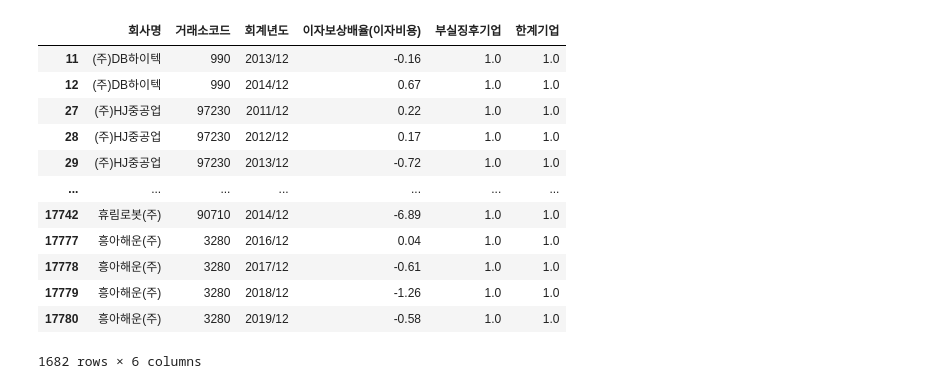
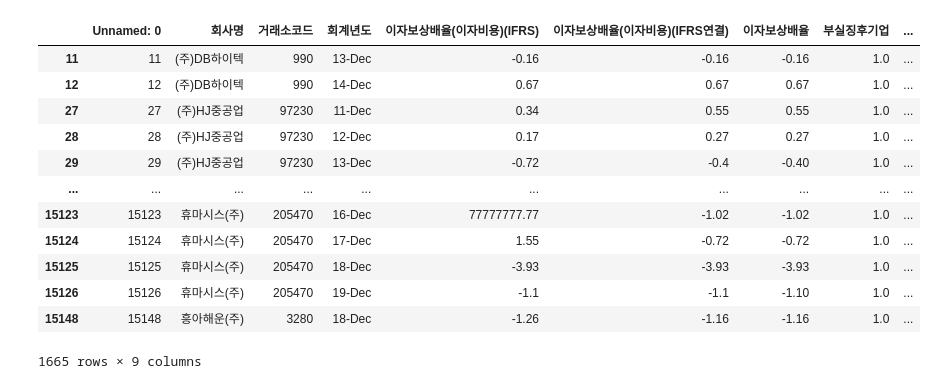
Before and after one commit to Penta-Audit-Technology/jh, a Jupyter notebook: 2011년전체데이터.ipynb, the cells around one changed output. Saved outputs shown, nothing was run; the diff lists cells and outputs as text; code cells hidden in the pictures.

```diff
--- a/2011년전체데이터.ipynb
+++ b/2011년전체데이터.ipynb
@@ -21,4 +38,4 @@ df
 # %%
-df.isna().sum()
-df = df.fillna(0)
+# df.isna().sum()
+# df = df.fillna(0)
 # %%
@@ -27,10 +70,10 @@ df_2 = df[['회사명','거래소코드','회계년도','이자보상배율(이
 # %%
-for i in range(len(df_1)):
-    if df_1.loc[i,'이자보상배율(이자비용)'] == 0: # 두개 다 결측치 인 경우 일단 2로...
-        df_1.loc[i, '부실징후기업'] = 2
-    elif df_1.loc[i,'이자보상배율(이자비용)'] < 1: # GAAP만 고려할 경우
-        df_1.loc[i,'부실징후기업'] = 1
-    elif df_1.loc[i,'이자보상배율(이자비용)'] > 1: # GAAP만 고려할 경우
-        df_1.loc[i,'부실징후기업'] = 0
+# for i in range(len(df_2)):
+#     if df_2.loc[i,'이자보상배율(이자비용)(IFRS연결)'] == 0: # 두개 다 결측치 인 경우 일단 2로...
+#         df_2.loc[i, '부실징후기업'] = 2
+#     elif df_2.loc[i,'이자보상배율(이자비용)(IFRS연결)'] < 1: # GAAP만 고려할 경우
+#         df_2.loc[i,'부실징후기업'] = 1
+#     elif df_2.loc[i,'이자보상배율(이자비용)(IFRS연결)'] > 1: # GAAP만 고려할 경우
+#         df_2.loc[i,'부실징후기업'] = 0
 
-df_1 # 999999999는 일단 생각하지 않은 채로 진행합니다.
+# df_2 # 999999999는 일단 생각하지 않은 채로 진행합니다.
@@ -51,10 +79,0 @@ df_1 # 999999999는 일단 생각하지 않은 채로 진행합니다.
-# %%
-for i in range(len(df_2)):
-    if df_2.loc[i,'이자보상배율(이자비용)(IFRS연결)'] == 0: # 두개 다 결측치 인 경우 일단 2로...
-        df_2.loc[i, '부실징후기업'] = 2
-    elif df_2.loc[i,'이자보상배율(이자비용)(IFRS연결)'] < 1: # GAAP만 고려할 경우
-        df_2.loc[i,'부실징후기업'] = 1
-    elif df_2.loc[i,'이자보상배율(이자비용)(IFRS연결)'] > 1: # GAAP만 고려할 경우
-        df_2.loc[i,'부실징후기업'] = 0
-
-df_2 # 999999999는 일단 생각하지 않은 채로 진행합니다.
@@ -74,0 +123,8 @@ df_2 # 999999999는 일단 생각하지 않은 채로 진행합니다.
+# %%
+df['한계기업'] = 0
+for i in range(len(df)-2): # 3년 연속 부실징후가 1일 때
+    if df['이자보상배율'][i] < 1:
+        if df['이자보상배율'][i+1] < 1:
+            if df['이자보상배율'][i+2] < 1:
+                df['한계기업'][i+2] = 1
+df
@@ -129,18 +202,18 @@ df_2
 # %%
-a = df_1[df_1["한계기업"]==1]
+a = df[df["한계기업"]==1]
 a
 # %% [output]
-|  | 회사명 | 거래소코드 | 회계년도 | 이자보상배율(이자비용) | 부실징후기업 | 한계기업 |
-| 11 | (주)DB하이텍 | 990 | 2013/12 | -0.16 | 1.0 | 1.0 |
-| 12 | (주)DB하이텍 | 990 | 2014/12 | 0.67 | 1.0 | 1.0 |
-| 27 | (주)HJ중공업 | 97230 | 2011/12 | 0.22 | 1.0 | 1.0 |
-| 28 | (주)HJ중공업 | 97230 | 2012/12 | 0.17 | 1.0 | 1.0 |
-| 29 | (주)HJ중공업 | 97230 | 2013/12 | -0.72 | 1.0 | 1.0 |
-| ... | ... | ... | ... | ... | ... | ... |
-| 17742 | 휴림로봇(주) | 90710 | 2014/12 | -6.89 | 1.0 | 1.0 |
-| 17777 | 흥아해운(주) | 3280 | 2016/12 | 0.04 | 1.0 | 1.0 |
-| 17778 | 흥아해운(주) | 3280 | 2017/12 | -0.61 | 1.0 | 1.0 |
-| 17779 | 흥아해운(주) | 3280 | 2018/12 | -1.26 | 1.0 | 1.0 |
-| 17780 | 흥아해운(주) | 3280 | 2019/12 | -0.58 | 1.0 | 1.0 |
+|  | Unnamed: 0 | 회사명 | 거래소코드 | 회계년도 | 이자보상배율(이자비용)(IFRS) | 이자보상배율(이자비용)(IFRS연결) | 이자보상배율 | 부실징후기업 | ... |
+| 11 | 11 | (주)DB하이텍 | 990 | 13-Dec | -0.16 | -0.16 | -0.16 | 1.0 | ... |
+| 12 | 12 | (주)DB하이텍 | 990 | 14-Dec | 0.67 | 0.67 | 0.67 | 1.0 | ... |
+| 27 | 27 | (주)HJ중공업 | 97230 | 11-Dec | 0.34 | 0.55 | 0.55 | 1.0 | ... |
+| 28 | 28 | (주)HJ중공업 | 97230 | 12-Dec | 0.17 | 0.27 | 0.27 | 1.0 | ... |
+| 29 | 29 | (주)HJ중공업 | 97230 | 13-Dec | -0.72 | -0.4 | -0.40 | 1.0 | ... |
+| ... | ... | ... | ... | ... | ... | ... | ... | ... | ... |
+| 15123 | 15123 | 휴마시스(주) | 205470 | 16-Dec | 77777777.77 | -1.02 | -1.02 | 1.0 | ... |
+| 15124 | 15124 | 휴마시스(주) | 205470 | 17-Dec | 1.55 | -0.72 | -0.72 | 1.0 | ... |
+| 15125 | 15125 | 휴마시스(주) | 205470 | 18-Dec | -3.93 | -3.93 | -3.93 | 1.0 | ... |
+| 15126 | 15126 | 휴마시스(주) | 205470 | 19-Dec | -1.1 | -1.1 | -1.10 | 1.0 | ... |
+| 15148 | 15148 | 흥아해운(주) | 3280 | 18-Dec | -1.26 | -1.16 | -1.16 | 1.0 | ... |
-1682 rows × 6 columns
+1665 rows × 9 columns
 # %%
```
Also changed, not shown: parts of 18 cells of this notebook, 9 other files.
